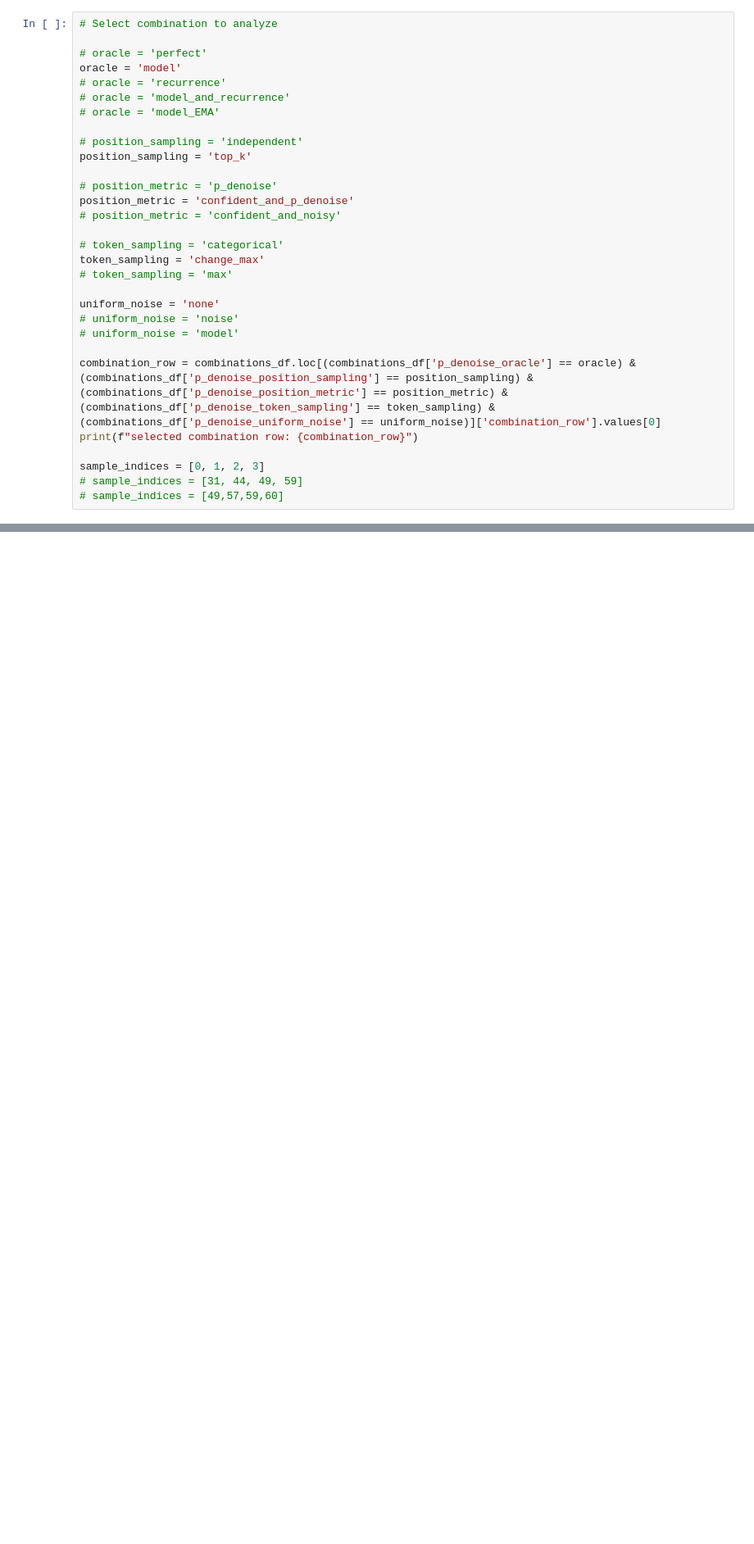
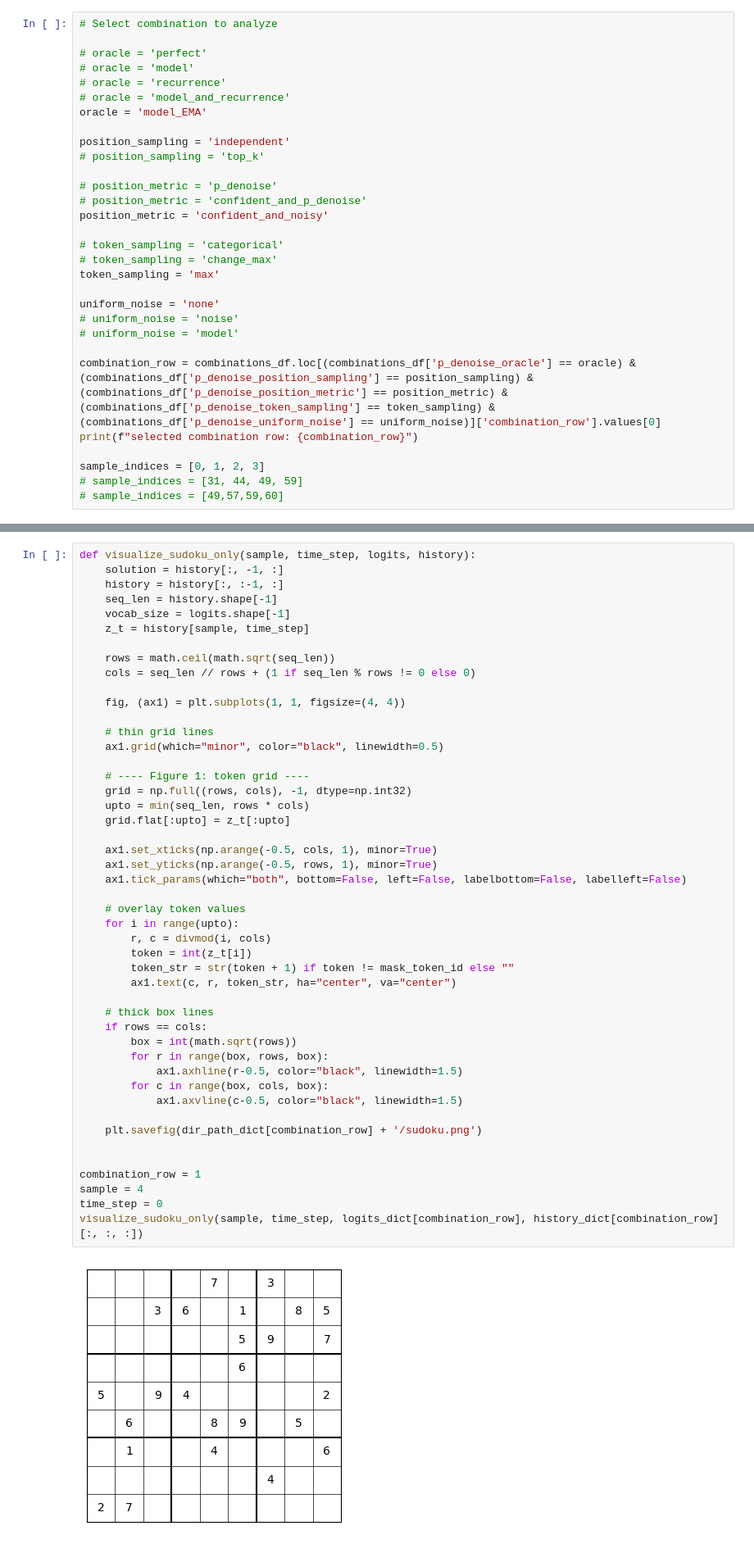
Before and after one commit to Paescal/gidd, a Jupyter notebook: gidd/eval/generation_info_analysis.ipynb, the cells around one changed output, grey strips where cells are left out. Shown at 82% size. Drawn from its saved outputs; the diff is of its cells as text; blank space fills up the shorter version.

```diff
--- a/gidd/eval/generation_info_analysis.ipynb
+++ b/gidd/eval/generation_info_analysis.ipynb
@@ -55,21 +61,21 @@ print(meta_dict[combination_row_ids[0]])
 # Select combination to analyze
 
 # oracle = 'perfect'
-oracle = 'model'
+# oracle = 'model'
 # oracle = 'recurrence'
 # oracle = 'model_and_recurrence'
-# oracle = 'model_EMA'
+oracle = 'model_EMA'
 
-# position_sampling = 'independent'
-position_sampling = 'top_k'
+position_sampling = 'independent'
+# position_sampling = 'top_k'
 
 # position_metric = 'p_denoise'
-position_metric = 'confident_and_p_denoise'
-# position_metric = 'confident_and_noisy'
+# position_metric = 'confident_and_p_denoise'
+position_metric = 'confident_and_noisy'
 
 # token_sampling = 'categorical'
-token_sampling = 'change_max'
-# token_sampling = 'max'
+# token_sampling = 'change_max'
+token_sampling = 'max'
 
 uniform_noise = 'none'
 # uniform_noise = 'noise'
@@ -86,3 +92,52 @@ selected combination row: 14
+# %%
+def visualize_sudoku_only(sample, time_step, logits, history):
+    solution = history[:, -1, :]
+    history = history[:, :-1, :]
+    seq_len = history.shape[-1]
+    vocab_size = logits.shape[-1]
+    z_t = history[sample, time_step]
+
+    rows = math.ceil(math.sqrt(seq_len))
+    cols = seq_len // rows + (1 if seq_len % rows != 0 else 0)
+
+    fig, (ax1) = plt.subplots(1, 1, figsize=(4, 4))
+
+    # thin grid lines
+    ax1.grid(which="minor", color="black", linewidth=0.5)
+
+    # ---- Figure 1: token grid ----
+    grid = np.full((rows, cols), -1, dtype=np.int32)
+    upto = min(seq_len, rows * cols)
+    grid.flat[:upto] = z_t[:upto]
+
+    ax1.set_xticks(np.arange(-0.5, cols, 1), minor=True)
+    ax1.set_yticks(np.arange(-0.5, rows, 1), minor=True)
+    ax1.tick_params(which="both", bottom=False, left=False, labelbottom=False, labelleft=False)
+
+    # overlay token values
+    for i in range(upto):
+        r, c = divmod(i, cols)
+        token = int(z_t[i])
+        token_str = str(token + 1) if token != mask_token_id else ""
+        ax1.text(c, r, token_str, ha="center", va="center")
+
+    # thick box lines
+    if rows == cols:
+        box = int(math.sqrt(rows))
+        for r in range(box, rows, box):
+            ax1.axhline(r-0.5, color="black", linewidth=1.5)
+        for c in range(box, cols, box):
+            ax1.axvline(c-0.5, color="black", linewidth=1.5)
+
+    plt.savefig(dir_path_dict[combination_row] + '/sudoku.png')
+
+
+combination_row = 1
+sample = 4
+time_step = 0
+visualize_sudoku_only(sample, time_step, logits_dict[combination_row], history_dict[combination_row][:, :, :])
+# %% [output]
+[figure, added]
 # %%
 # Visualize z_t and logits/probs for selected sample, time step, and position
 from matplotlib.patches import Rectangle
```
Also changed, not shown: parts of 16 cells of this notebook, 7 other files.
